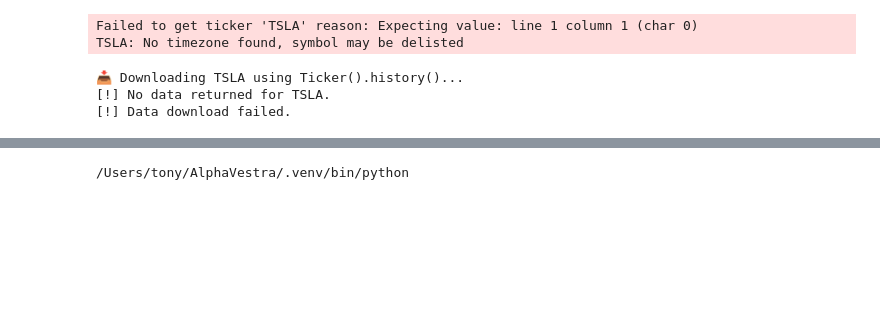
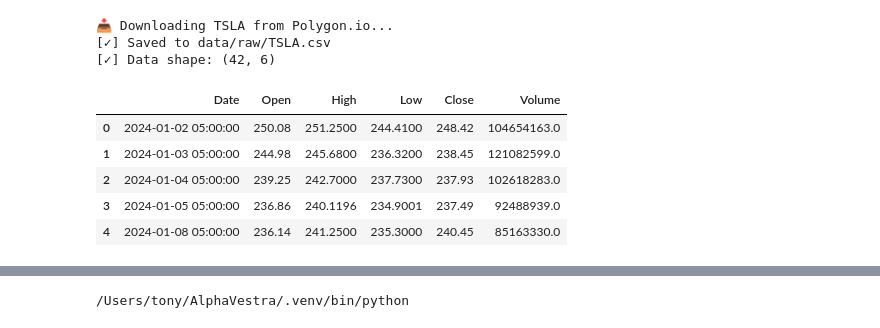
Before and after one commit to 1amt0ny/AlphaVestra, a Jupyter notebook: notebooks/01_data_exploration.ipynb, the cells around one changed output, grey strips where cells are left out. Cells and saved outputs as stored; diff of their text form; code cells hidden in the pictures; blank space fills up the shorter version.

Commit message:
use polygon.io for data acquisition

```diff
--- a/notebooks/01_data_exploration.ipynb
+++ b/notebooks/01_data_exploration.ipynb
@@ -21,21 +21,31 @@ from src.data.download_data import download_stock_data
 # %%
 # Download stock data
 
 ticker = yf.Ticker("TSLA")
 # df = ticker.history(start="2022-01-01", end="2023-01-01")
-df = download_stock_data("TSLA", "2022-01-01", "2023-01-01")
-# df.head()
-if df is None:
-    print("[!] Data download failed.")
-else:
+df = download_stock_data("TSLA", "2024-01-01", "2024-03-01")
+
+if df is not None:
     print(f"[✓] Data shape: {df.shape}")
     display(df.head())
+else:
+    print("[!] Data download failed.")
+
+# if df is None:
+#     print("[!] Data download failed.")
+# else:
+#     print(f"[✓] Data shape: {df.shape}")
+#     display(df.head())
 # %% [output]
-Failed to get ticker 'TSLA' reason: Expecting value: line 1 column 1 (char 0)
-TSLA: No timezone found, symbol may be delisted
+📥 Downloading TSLA from Polygon.io...
+[✓] Saved to data/raw/TSLA.csv
+[✓] Data shape: (42, 6)
-📥 Downloading TSLA using Ticker().history()...
-[!] No data returned for TSLA.
-[!] Data download failed.
+|  | Date | Open | High | Low | Close | Volume |
+| 0 | 2024-01-02 05:00:00 | 250.08 | 251.2500 | 244.4100 | 248.42 | 104654163.0 |
+| 1 | 2024-01-03 05:00:00 | 244.98 | 245.6800 | 236.3200 | 238.45 | 121082599.0 |
+| 2 | 2024-01-04 05:00:00 | 239.25 | 242.7000 | 237.7300 | 237.93 | 102618283.0 |
+| 3 | 2024-01-05 05:00:00 | 236.86 | 240.1196 | 234.9001 | 237.49 | 92488939.0 |
+| 4 | 2024-01-08 05:00:00 | 236.14 | 241.2500 | 235.3000 | 240.45 | 85163330.0 |
 # %%
 # Quick summary of the data
 if df is not None:
```
Also changed, not shown: parts of 2 cells of this notebook, 7 other files.
